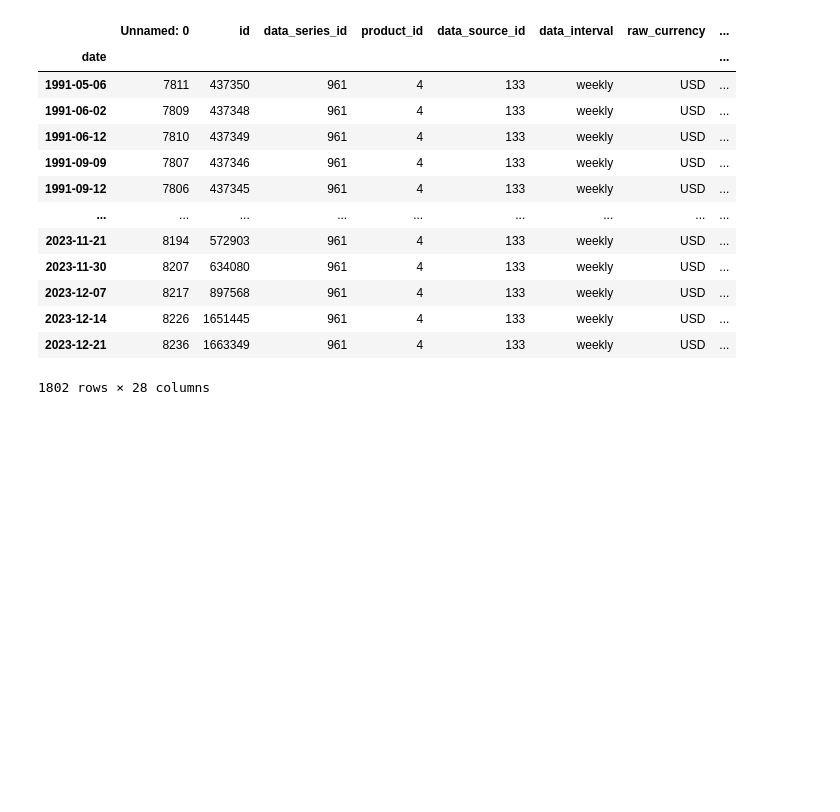
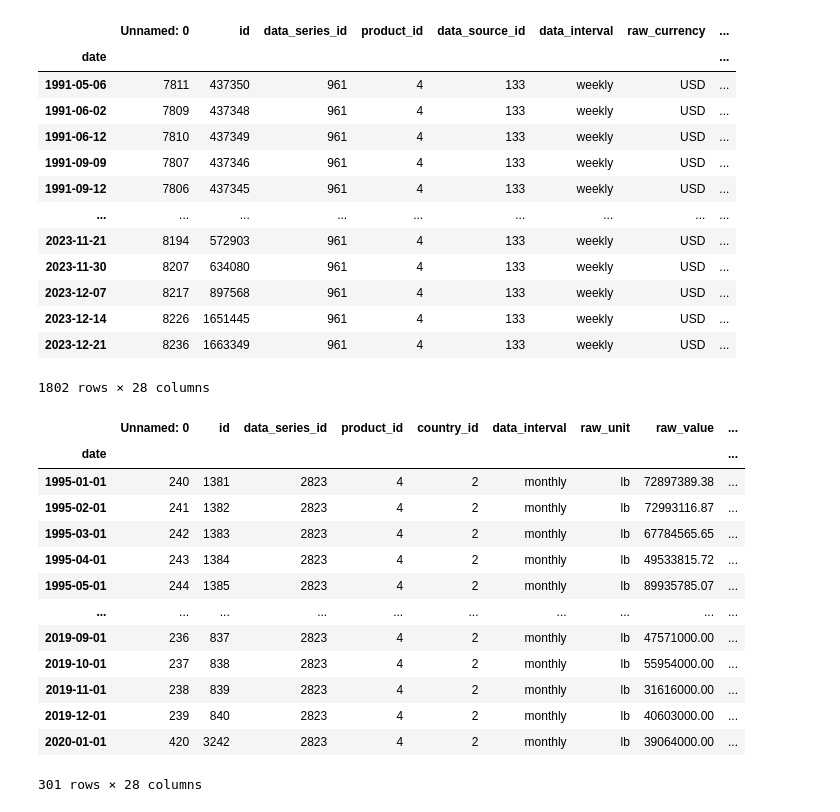
Before and after one commit to elahe-dastan/MilkMarketMaster, a Jupyter notebook: notebooks/demo.ipynb, the cells around one changed output. Cells and saved outputs as stored; diff of their text form; code cells hidden in the pictures; blank space fills up the shorter version.

```diff
--- a/notebooks/demo.ipynb
+++ b/notebooks/demo.ipynb
@@ -113,3 +117,31 @@ a
 | 2023-12-14 | 8226 | 1651445 | 961 | 4 | 133 | weekly | USD | ... |
 | 2023-12-21 | 8236 | 1663349 | 961 | 4 | 133 | weekly | USD | ... |
 1802 rows × 28 columns
+# %%
+import pandas as pd
+
+b = pd.read_csv('./../data/2/4/consumptions.csv')
+
+b = b.sort_values(by='date')
+
+b['date'] = pd.to_datetime(b['date'])
+b.set_index('date', inplace=True)
+
+b
+# b = pd.date_range(start=a.index[-1]  + pd.DateOffset(1), periods=10, freq='W-THU')
+# print(b)
+# %% [output]
+|  | Unnamed: 0 | id | data_series_id | product_id | country_id | data_interval | raw_unit | raw_value | ... |
+| date |  |  |  |  |  |  |  |  | ... |
+| 1995-01-01 | 240 | 1381 | 2823 | 4 | 2 | monthly | lb | 72897389.38 | ... |
+| 1995-02-01 | 241 | 1382 | 2823 | 4 | 2 | monthly | lb | 72993116.87 | ... |
+| 1995-03-01 | 242 | 1383 | 2823 | 4 | 2 | monthly | lb | 67784565.65 | ... |
+| 1995-04-01 | 243 | 1384 | 2823 | 4 | 2 | monthly | lb | 49533815.72 | ... |
+| 1995-05-01 | 244 | 1385 | 2823 | 4 | 2 | monthly | lb | 89935785.07 | ... |
+| ... | ... | ... | ... | ... | ... | ... | ... | ... | ... |
+| 2019-09-01 | 236 | 837 | 2823 | 4 | 2 | monthly | lb | 47571000.00 | ... |
+| 2019-10-01 | 237 | 838 | 2823 | 4 | 2 | monthly | lb | 55954000.00 | ... |
+| 2019-11-01 | 238 | 839 | 2823 | 4 | 2 | monthly | lb | 31616000.00 | ... |
+| 2019-12-01 | 239 | 840 | 2823 | 4 | 2 | monthly | lb | 40603000.00 | ... |
+| 2020-01-01 | 420 | 3242 | 2823 | 4 | 2 | monthly | lb | 39064000.00 | ... |
+301 rows × 28 columns
```
Also changed, not shown: parts of 16 cells of this notebook, 2 other files.
